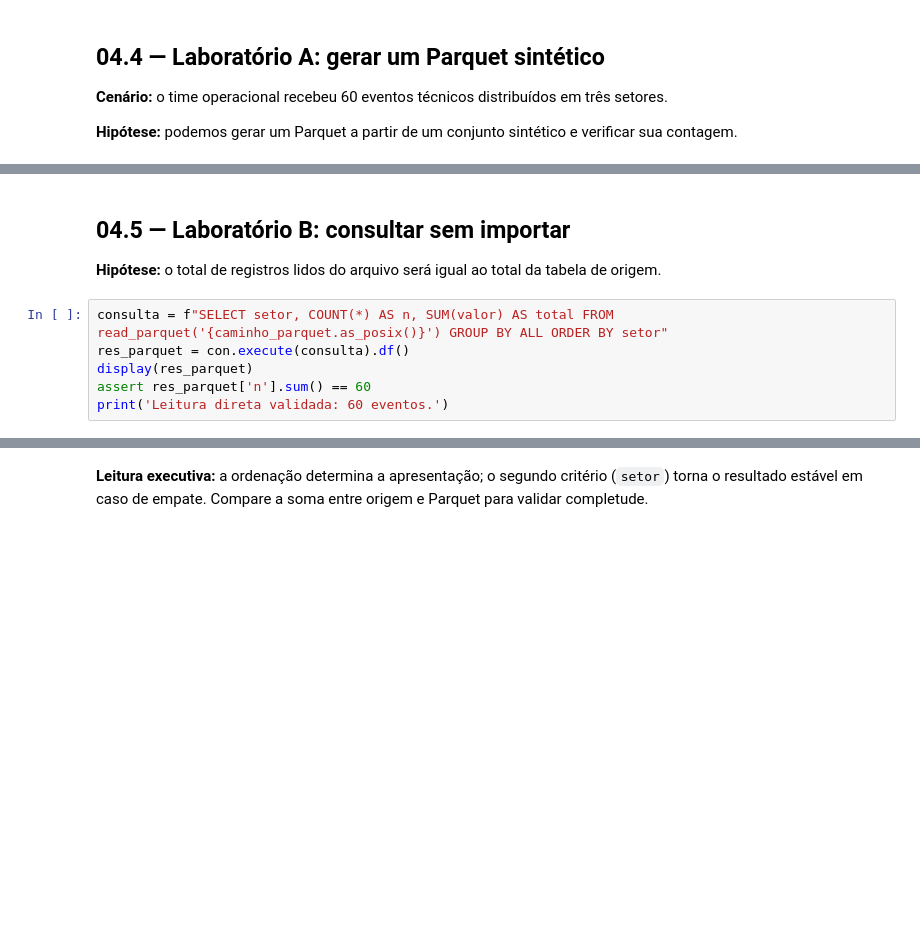
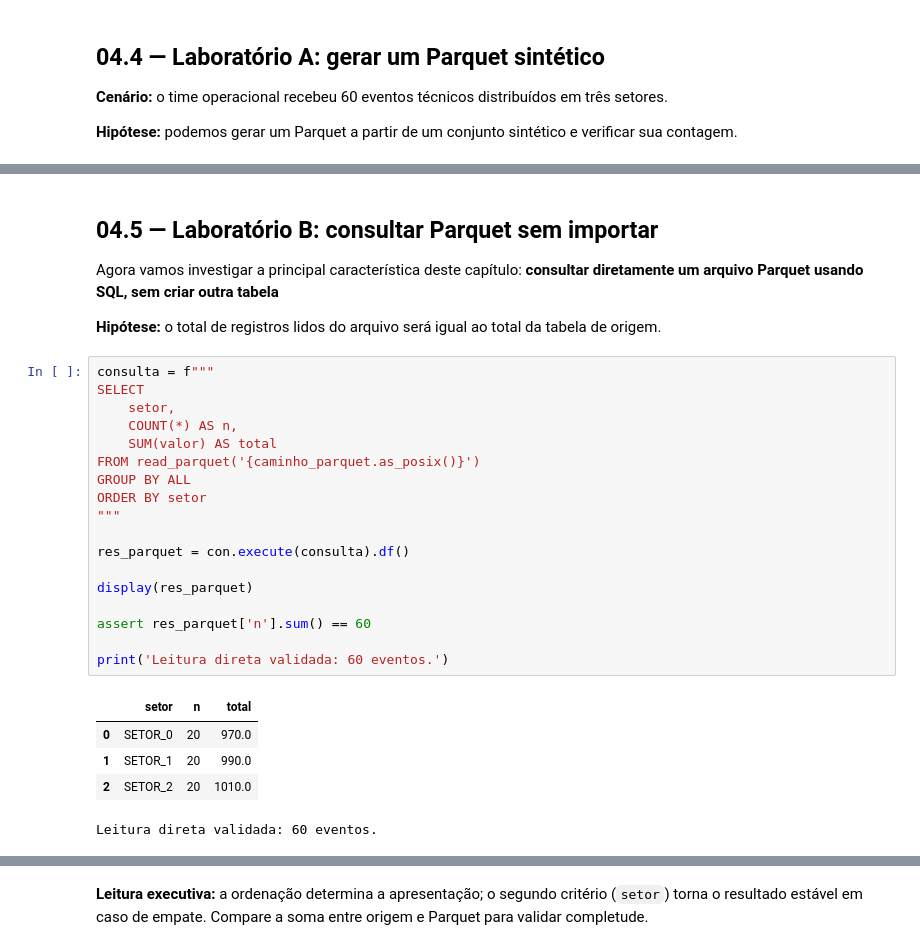
Before and after one commit to aestevaomoraes/duckdb-masterclass, a Jupyter notebook: 04_Ingestao_Zero_Copy_e_o_Dialeto_Friendly_SQL2710.ipynb, the cells around one changed output, grey strips where cells are left out. Cells and saved outputs as stored; diff of their text form; blank space fills up the shorter version.

Commit message:
docs: conclui capitulo 04 Parquet e Friendly SQL

```diff
--- a/04_Ingestao_Zero_Copy_e_o_Dialeto_Friendly_SQL2710.ipynb
+++ b/04_Ingestao_Zero_Copy_e_o_Dialeto_Friendly_SQL2710.ipynb
@@ -69,12 +109,32 @@ print('Arquivo Parquet criado; 60 eventos sintéticos.')
 # %% [markdown]
-## 04.5 — Laboratório B: consultar sem importar
+## 04.5 — Laboratório B: consultar Parquet sem importar
+
+Agora vamos investigar a principal característica deste capítulo: **consultar diretamente um arquivo Parquet usando SQL, sem criar outra tabela**
 
 **Hipótese:** o total de registros lidos do arquivo será igual ao total da tabela de origem.
 # %%
-consulta = f"SELECT setor, COUNT(*) AS n, SUM(valor) AS total FROM read_parquet('{caminho_parquet.as_posix()}') GROUP BY ALL ORDER BY setor"
+consulta = f"""
+SELECT
+    setor,
+    COUNT(*) AS n,
+    SUM(valor) AS total
+FROM read_parquet('{caminho_parquet.as_posix()}')
+GROUP BY ALL
+ORDER BY setor
+"""
+
 res_parquet = con.execute(consulta).df()
+
 display(res_parquet)
+
 assert res_parquet['n'].sum() == 60
+
 print('Leitura direta validada: 60 eventos.')
+# %% [output]
+|  | setor | n | total |
+| 0 | SETOR_0 | 20 | 970.0 |
+| 1 | SETOR_1 | 20 | 990.0 |
+| 2 | SETOR_2 | 20 | 1010.0 |
+Leitura direta validada: 60 eventos.
 # %% [markdown]
 **Ponto de engenharia:** leitura direta evita uma etapa de importação persistente. Não é prova de cópia zero em toda a trajetória dos bytes nem de desempenho superior sem benchmark controlado.
```
Also changed, not shown: parts of 15 cells of this notebook.
